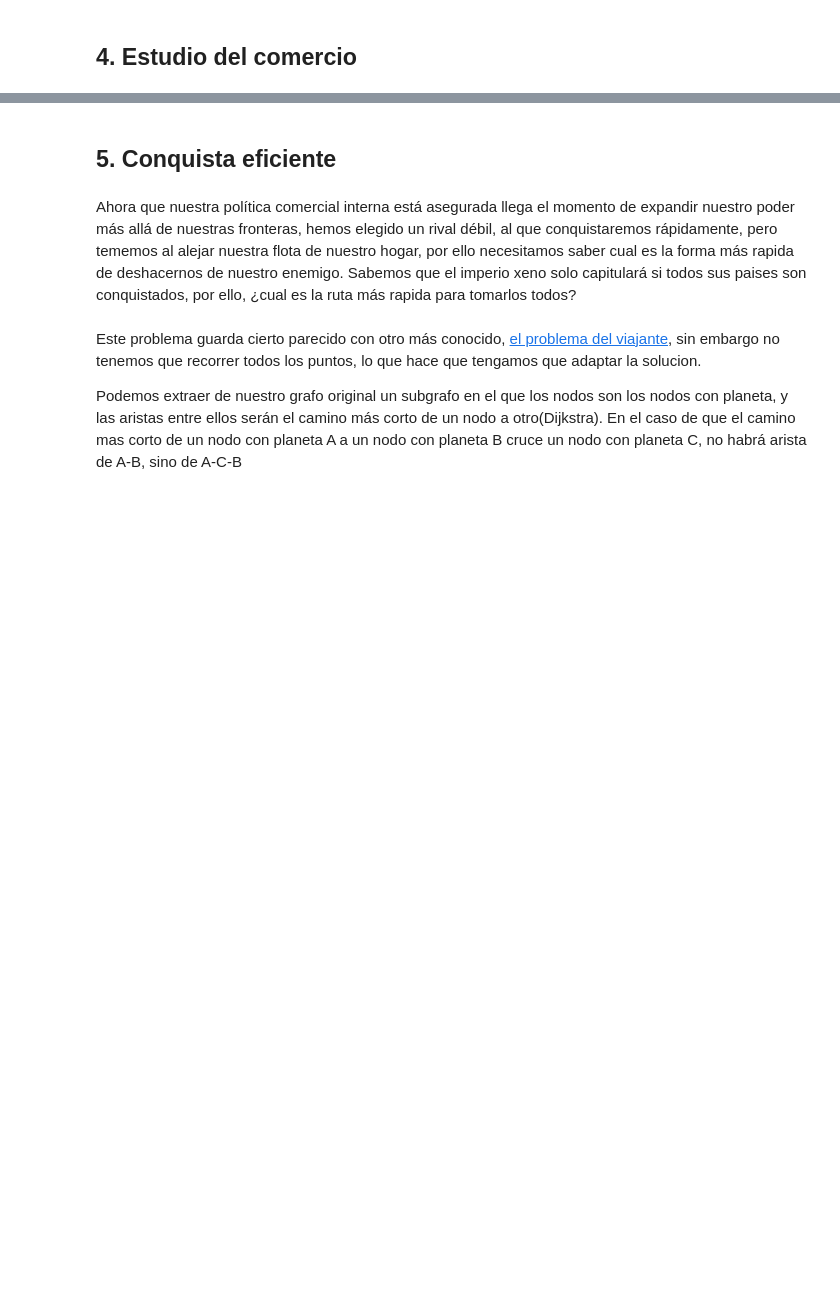
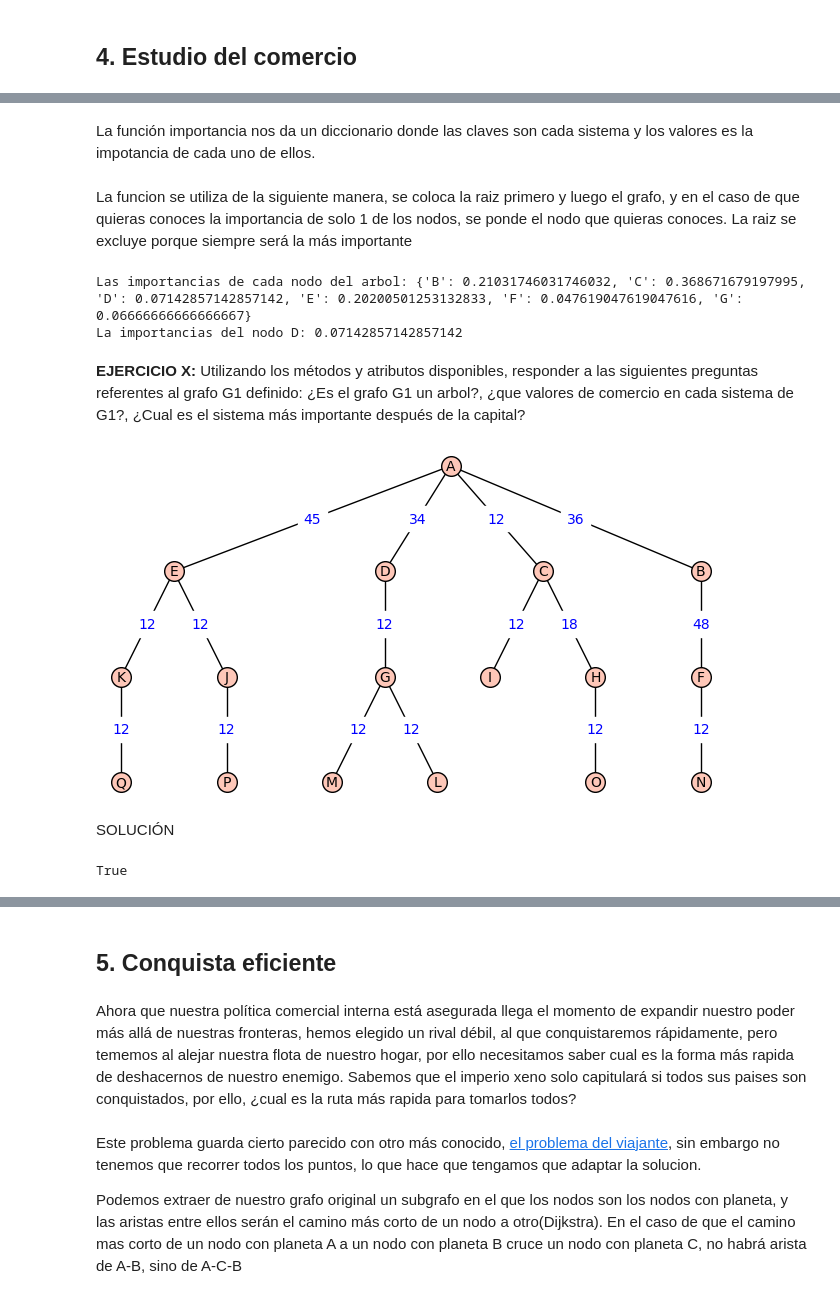
Before and after one commit to LuisMiguelTrinidad/ProyectoMD, a Jupyter notebook: Practica7-MD.ipynb, the cells around one changed output, grey strips where cells are left out. Saved outputs shown, nothing was run; the diff lists cells and outputs as text; code cells hidden in the pictures; blank space fills up the shorter version.

```diff
--- a/Practica7-MD.ipynb
+++ b/Practica7-MD.ipynb
@@ -701,0 +802,2 @@ mejor_opcion(mapa_completo)
+# %% [markdown]
+La función importancia nos da un diccionario donde las claves son cada sistema y los valores es la impotancia de cada uno de ellos.
@@ -701,0 +903,32 @@ mejor_opcion(mapa_completo)
+# %% [markdown]
+La funcion se utiliza de la siguiente manera, se coloca la raiz primero y luego el grafo, y en el caso de que quieras conoces la importancia de solo 1 de los nodos, se ponde el nodo que quieras conoces. La raiz se excluye porque siempre será la más importante
+# %%
+dic =importancia('A',G)
+print('Las importancias de cada nodo del arbol:',dic)
+
+dic = importancia('A',G, 'D')
+print('La importancias del nodo D:',dic)
+# %% [output]
+Las importancias de cada nodo del arbol: {'B': 0.21031746031746032, 'C': 0.368671679197995, 'D': 0.07142857142857142, 'E': 0.20200501253132833, 'F': 0.047619047619047616, 'G': 0.06666666666666667}
+La importancias del nodo D: 0.07142857142857142
+# %% [markdown]
+<p><strong><strong>EJERCICIO</strong> X:</strong> Utilizando los métodos y atributos disponibles, responder a las siguientes preguntas referentes al grafo G1 definido: ¿Es el grafo G1 un arbol?, ¿que valores de comercio en cada sistema de G1?, ¿Cual es el sistema más importante después de la capital?</p>
+# %%
+G1 = Graph()
+G1.add_vertices(['A', 'B', 'C', 'D', 'E', 'F', 'G','H','I','J','K','L','M','N','O','P','Q'])
+G1.set_vertices({'A': {'weight': 5}, 'B': {'weight': 6.23445}, 'C': {'weight': 2.12355}, 'D': {'weight': 6}, 'E': {'weight': 0.2}
+               , 'F': {'weight': 9.8123}, 'G': {'weight': 4.12}, 'H': {'weight': 4.21}, 'I': {'weight': 7.2}, 'J': {'weight': 5}
+                , 'K': {'weight': 4.53}, 'L': {'weight': 3.234}, 'M': {'weight': 8}, 'N': {'weight': 5.65}, 'O': {'weight': 7.2}
+               , 'P': {'weight': 5.2345}, 'Q': {'weight': 8.234663}})
+aristas=[('A','B',36),('A','C',12),('A','D',34),('A','E',45),('B','F',48),('C','H',18),('C','I',12),('D','G',12),('E','J',12)
+        ,('E','K',12),('F','N',12),('H','O',12),('G','L',12),('G','M',12),('J','P',12),('K','Q',12)]
+G1.add_edges(aristas)
+G1.plot(layout='tree', edge_labels=True)
+# %% [output]
+[figure, added]
+# %% [markdown]
+SOLUCIÓN
+# %%
+G1.is_tree()
+# %% [output]
+True
```
Also changed, not shown: parts of 16 cells of this notebook.
